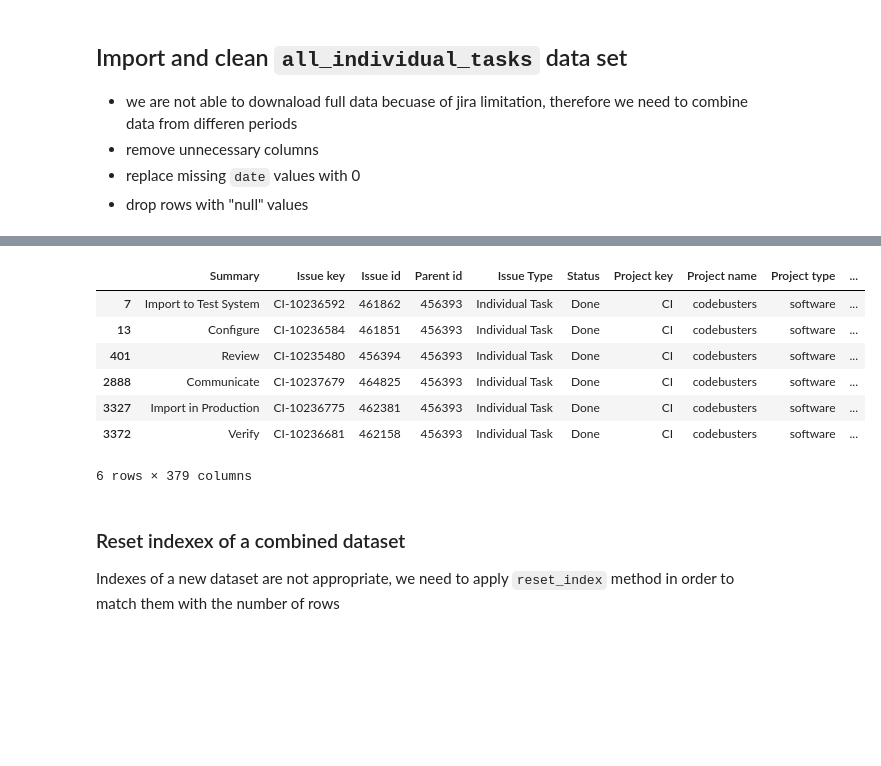
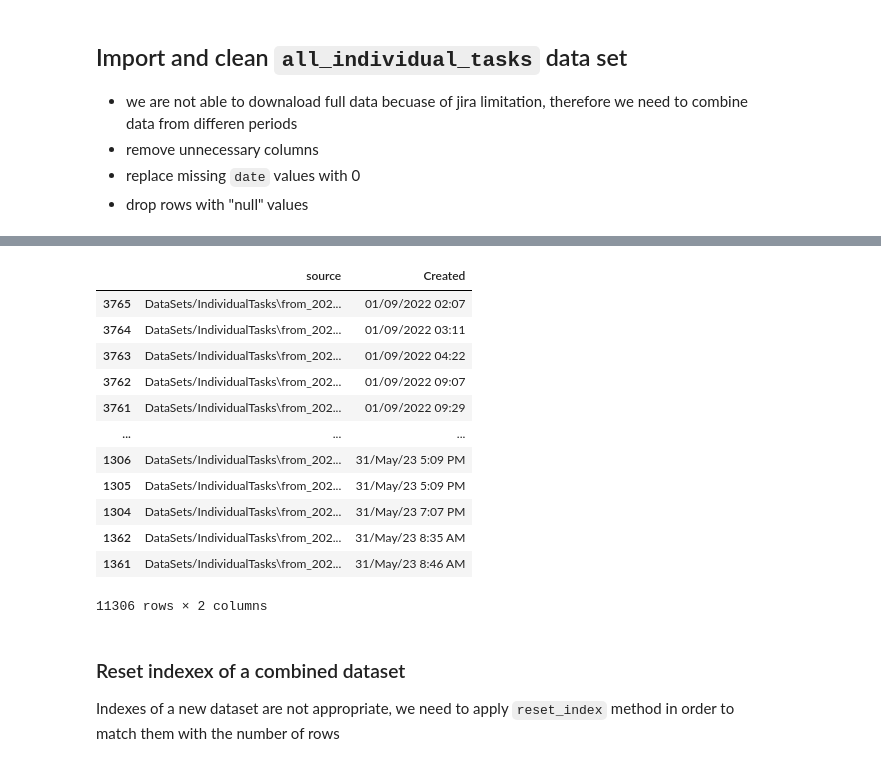
Before and after one commit to grzesiek154/PythonDataScience, a Jupyter notebook: codebusters_data_analysis/notebooks/codebusters_kpi/KPIs/SR.ipynb, the cells around one changed output, grey strips where cells are left out. Drawn from its saved outputs; the diff is of its cells as text; code cells hidden in the pictures; blank space fills up the shorter version.

```diff
--- a/codebusters_data_analysis/notebooks/codebusters_kpi/KPIs/SR.ipynb
+++ b/codebusters_data_analysis/notebooks/codebusters_kpi/KPIs/SR.ipynb
@@ -150,13 +166,10 @@ See the caveats in the documentation: https://pandas.pydata.org/pandas-docs/stab
 - replace missing `date` values with 0
 - drop rows with "null" values
 # %%
-individual_part_1 = pd.read_csv('DataSets/IndividualTasks/from_20220901_till_20221231.csv')
-individual_part_2 = pd.read_csv('DataSets/IndividualTasks/from_20221231_till_20230331.csv')
-# individual_part_3 = pd.read_csv('DataSets/IndividualTasks/from_20230401_till_20230516.csv')
-individual_part_3 = pd.read_csv('DataSets/IndividualTasks/from_20230331_till_20230703.csv')
+all_individual_tasks_path = glob.glob("DataSets/IndividualTasks/" + "*.csv")
 
 
-all_individual_tasks_combined = pd.concat([individual_part_1, individual_part_2, individual_part_3], axis=0)
+all_individual_tasks_combined =pd.concat(map(lambda filename: pd.read_csv(filename).assign(source=filename), all_individual_tasks_path))
 all_individual_tasks_combined
 # %% [output]
 |  | Summary | Issue key | Issue id | Parent id | Issue Type | Status | Project key | Project name | Project type | ... |
@@ -175,14 +188,19 @@ all_individual_tasks_combined
 # %%
-all_individual_tasks_combined[all_individual_tasks_combined["Parent id"] == 456393]
+all_individual_tasks_combined[['source', 'Created']].sort_values(by='Created', ascending=True)
 # %% [output]
-|  | Summary | Issue key | Issue id | Parent id | Issue Type | Status | Project key | Project name | Project type | ... |
-| 7 | Import to Test System | CI-10236592 | 461862 | 456393 | Individual Task | Done | CI | codebusters | software | ... |
-| 13 | Configure | CI-10236584 | 461851 | 456393 | Individual Task | Done | CI | codebusters | software | ... |
-| 401 | Review | CI-10235480 | 456394 | 456393 | Individual Task | Done | CI | codebusters | software | ... |
-| 2888 | Communicate | CI-10237679 | 464825 | 456393 | Individual Task | Done | CI | codebusters | software | ... |
-| 3327 | Import in Production | CI-10236775 | 462381 | 456393 | Individual Task | Done | CI | codebusters | software | ... |
-| 3372 | Verify | CI-10236681 | 462158 | 456393 | Individual Task | Done | CI | codebusters | software | ... |
+|  | source | Created |
+| 3765 | DataSets/IndividualTasks\from_202... | 01/09/2022 02:07 |
+| 3764 | DataSets/IndividualTasks\from_202... | 01/09/2022 03:11 |
+| 3763 | DataSets/IndividualTasks\from_202... | 01/09/2022 04:22 |
+| 3762 | DataSets/IndividualTasks\from_202... | 01/09/2022 09:07 |
+| 3761 | DataSets/IndividualTasks\from_202... | 01/09/2022 09:29 |
+| ... | ... | ... |
+| 1306 | DataSets/IndividualTasks\from_202... | 31/May/23 5:09 PM |
+| 1305 | DataSets/IndividualTasks\from_202... | 31/May/23 5:09 PM |
+| 1304 | DataSets/IndividualTasks\from_202... | 31/May/23 7:07 PM |
+| 1362 | DataSets/IndividualTasks\from_202... | 31/May/23 8:35 AM |
+| 1361 | DataSets/IndividualTasks\from_202... | 31/May/23 8:46 AM |
-6 rows × 379 columns
+11306 rows × 2 columns
 # %% [markdown]
 ### Reset indexex of a combined dataset </br>
 Indexes of a new dataset are not appropriate, we need to apply `reset_index` method in order to match them with the number of rows
```
Also changed, not shown: parts of 49 cells of this notebook, 24 other files.
